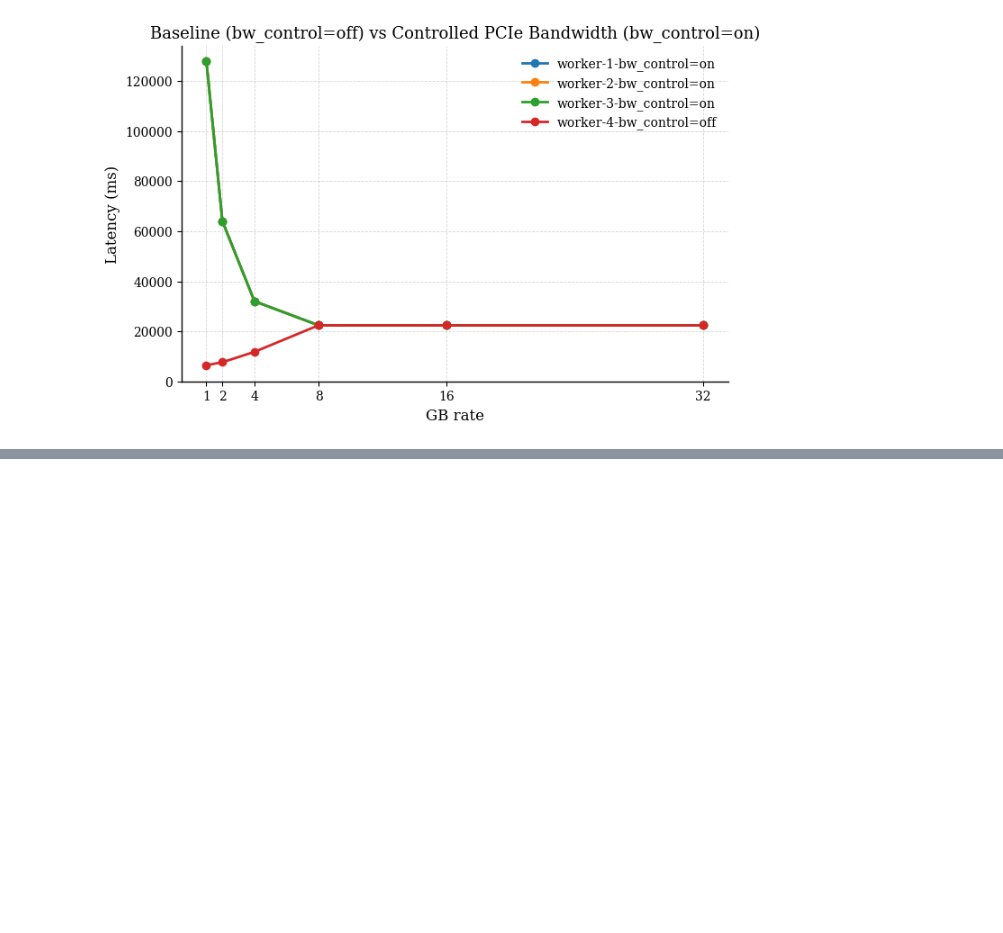
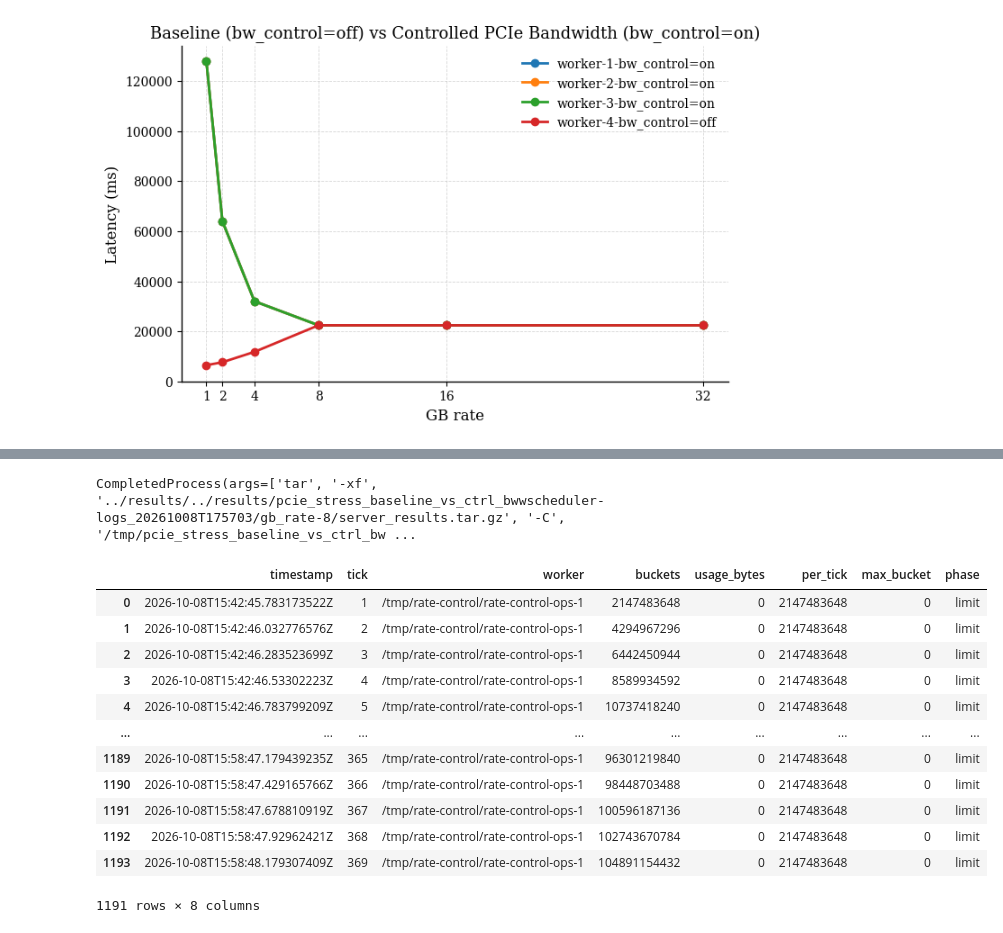
Before and after one commit to e212602/dl-mig-contention-aware-system, a Jupyter notebook: experiments/notebooks/pcie_stress_baseline_vs_ctrl_bw_rate.ipynb, the cells around one changed output, grey strips where cells are left out. Drawn from its saved outputs; the diff is of its cells as text; code cells hidden in the pictures; blank space fills up the shorter version.

```diff
--- a/experiments/notebooks/pcie_stress_baseline_vs_ctrl_bw_rate.ipynb
+++ b/experiments/notebooks/pcie_stress_baseline_vs_ctrl_bw_rate.ipynb
@@ -339,0 +383,25 @@ with plt.rc_context(style):
+# %%
+# Extract artifacts and system metrics
+if not os.path.exists(f"/tmp/{str(latest_exp_dir).split('/')[-1]}"):
+    os.mkdir(f"/tmp/{str(latest_exp_dir).split('/')[-1]}")
+
+EXP_TMP=f"/tmp/{str(latest_exp_dir).split('/')[-1]}"
+subprocess.run(["tar", "-xf", f"{latest_exp_dir}/gb_rate-8/{SCHEDULER_LOGS}", "-C", EXP_TMP])
+# %% [output]
+CompletedProcess(args=['tar', '-xf', '../results/../results/pcie_stress_baseline_vs_ctrl_bwwscheduler-logs_20261008T175703/gb_rate-8/server_results.tar.gz', '-C', '/tmp/pcie_stress_baseline_vs_ctrl_bw ...
+# %%
+df
+# %% [output]
+|  | timestamp | tick | worker | buckets | usage_bytes | per_tick | max_bucket | phase |
+| 0 | 2026-10-08T15:42:45.783173522Z | 1 | /tmp/rate-control/rate-control-ops-1 | 2147483648 | 0 | 2147483648 | 0 | limit |
+| 1 | 2026-10-08T15:42:46.032776576Z | 2 | /tmp/rate-control/rate-control-ops-1 | 4294967296 | 0 | 2147483648 | 0 | limit |
+| 2 | 2026-10-08T15:42:46.283523699Z | 3 | /tmp/rate-control/rate-control-ops-1 | 6442450944 | 0 | 2147483648 | 0 | limit |
+| 3 | 2026-10-08T15:42:46.53302223Z | 4 | /tmp/rate-control/rate-control-ops-1 | 8589934592 | 0 | 2147483648 | 0 | limit |
+| 4 | 2026-10-08T15:42:46.783799209Z | 5 | /tmp/rate-control/rate-control-ops-1 | 10737418240 | 0 | 2147483648 | 0 | limit |
+| ... | ... | ... | ... | ... | ... | ... | ... | ... |
+| 1189 | 2026-10-08T15:58:47.179439235Z | 365 | /tmp/rate-control/rate-control-ops-1 | 96301219840 | 0 | 2147483648 | 0 | limit |
+| 1190 | 2026-10-08T15:58:47.429165766Z | 366 | /tmp/rate-control/rate-control-ops-1 | 98448703488 | 0 | 2147483648 | 0 | limit |
+| 1191 | 2026-10-08T15:58:47.678810919Z | 367 | /tmp/rate-control/rate-control-ops-1 | 100596187136 | 0 | 2147483648 | 0 | limit |
+| 1192 | 2026-10-08T15:58:47.92962421Z | 368 | /tmp/rate-control/rate-control-ops-1 | 102743670784 | 0 | 2147483648 | 0 | limit |
+| 1193 | 2026-10-08T15:58:48.179307409Z | 369 | /tmp/rate-control/rate-control-ops-1 | 104891154432 | 0 | 2147483648 | 0 | limit |
+1191 rows × 8 columns
```
Also changed, not shown: parts of 8 cells of this notebook, 9 other files.
